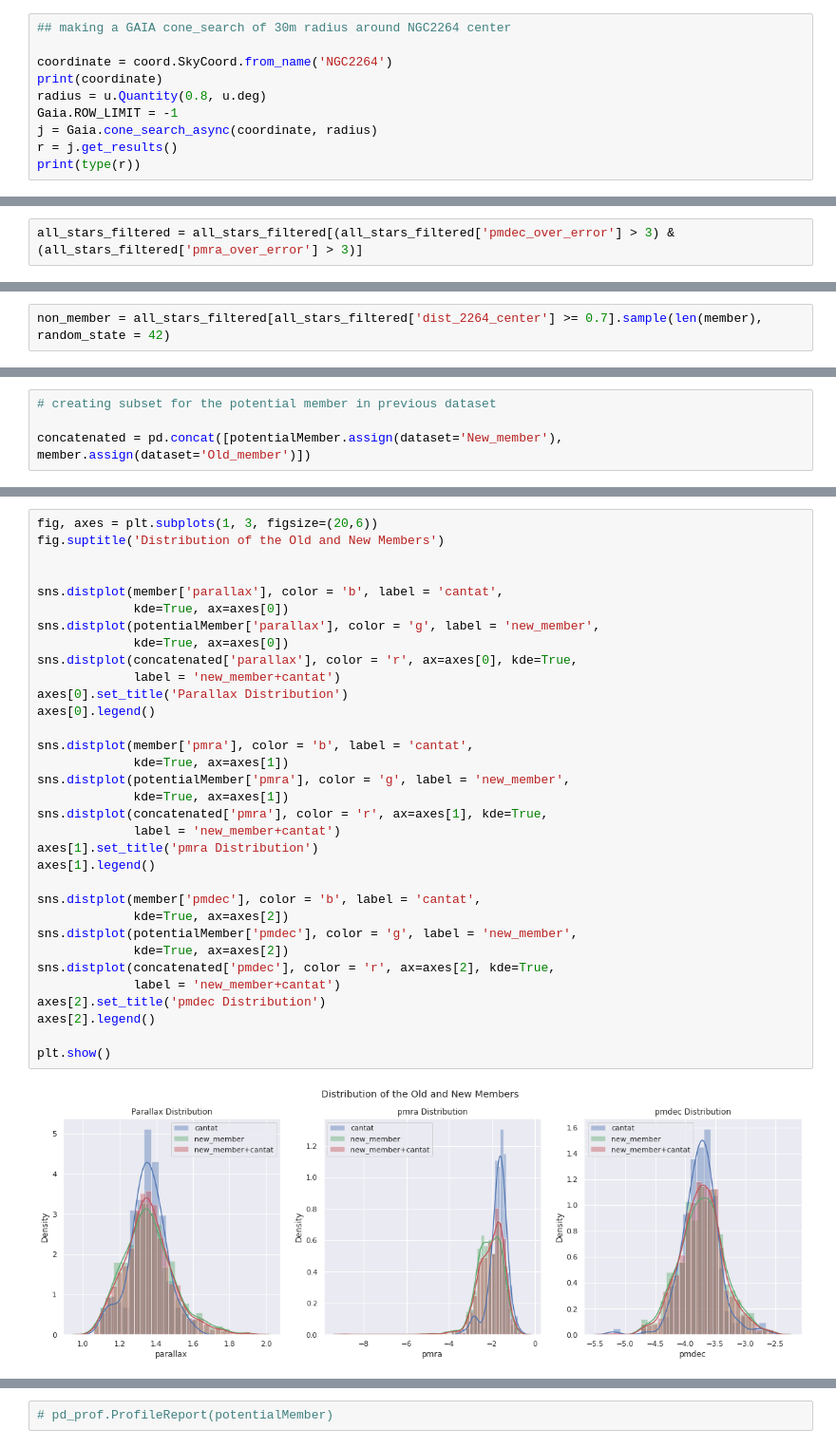
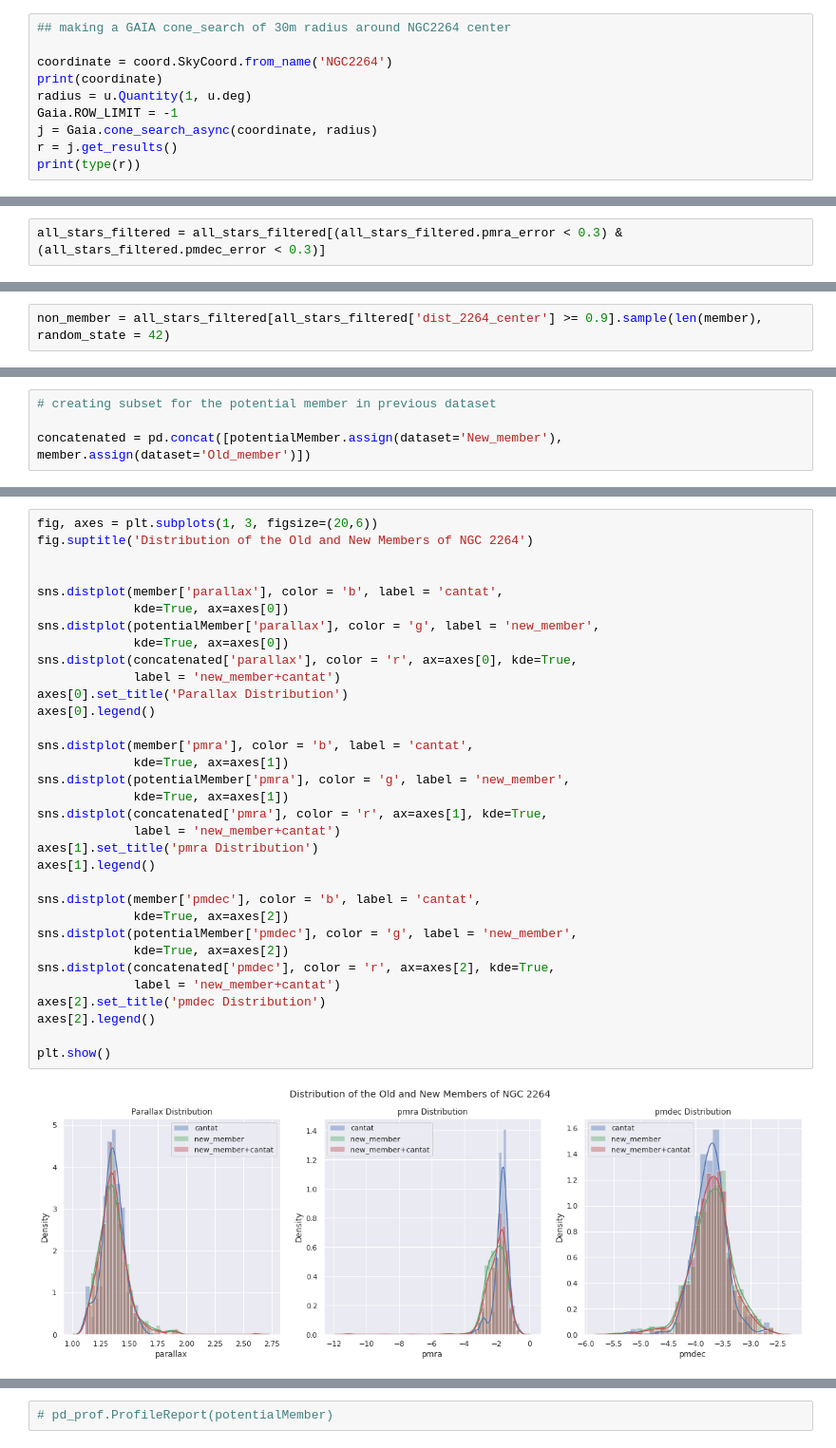
Before and after one commit to mahmud-nobe/Cluster-Membership, a Jupyter notebook: NGC_2264/NGC_2264_version_4.ipynb, the cells around one changed output, grey strips where cells are left out. Shown at 95% size. Saved outputs shown, nothing was run; the diff lists cells and outputs as text.

Commit message:
filter pmra/dec (reeor<0.3)

```diff
--- a/NGC_2264/NGC_2264_version_4.ipynb
+++ b/NGC_2264/NGC_2264_version_4.ipynb
@@ -62,7 +62,7 @@ Created TAP+ (v1.2.1) - Connection:
 
 coordinate = coord.SkyCoord.from_name('NGC2264')
 print(coordinate)
-radius = u.Quantity(0.8, u.deg)
+radius = u.Quantity(1, u.deg)
 Gaia.ROW_LIMIT = -1
 j = Gaia.cone_search_async(coordinate, radius)
 r = j.get_results()
@@ -98,7 +98,7 @@ all_stars['pmdec_over_error'] = abs(all_stars['pmdec']/all_stars['pmdec_error'])
 # %%
 all_stars_filtered = all_stars[all_stars['parallax_over_error'] > 3]
 # %%
-all_stars_filtered = all_stars_filtered[(all_stars_filtered['pmdec_over_error'] > 3) & (all_stars_filtered['pmra_over_error'] > 3)]
+all_stars_filtered = all_stars_filtered[(all_stars_filtered.pmra_error < 0.3) & (all_stars_filtered.pmdec_error < 0.3)]
 # %%
 all_stars_filtered.shape
 # %% [output]
@@ -267,7 +267,7 @@ center_ra, center_dec = center.ra.degree, center.dec.degree
 distance = np.sqrt( ((all_stars_filtered['ra'] - center_ra)*np.cos(np.radians(all_stars_filtered['dec'])))**2 + (all_stars_filtered['dec'] - center_dec)**2 )
 all_stars_filtered['dist_2264_center'] = distance
 # %%
-non_member = all_stars_filtered[all_stars_filtered['dist_2264_center'] >= 0.7].sample(len(member), random_state = 42)
+non_member = all_stars_filtered[all_stars_filtered['dist_2264_center'] >= 0.9].sample(len(member), random_state = 42)
 # %%
 non_member['member'] = np.full(len(non_member), 0)
 non_member.head()
@@ -781,39 +781,39 @@ Old_member    185
 Name: dataset, dtype: int64
 # %%
 fig, axes = plt.subplots(1, 3, figsize=(20,6))
-fig.suptitle('Distribution of the Old and New Members')
+fig.suptitle('Distribution of the Old and New Members of NGC 2264')
 
 
 sns.distplot(member['parallax'], color = 'b', label = 'cantat',
              kde=True, ax=axes[0])
 sns.distplot(potentialMember['parallax'], color = 'g', label = 'new_member',
              kde=True, ax=axes[0])
 sns.distplot(concatenated['parallax'], color = 'r', ax=axes[0], kde=True,
              label = 'new_member+cantat')
 axes[0].set_title('Parallax Distribution')
 axes[0].legend()
 
 sns.distplot(member['pmra'], color = 'b', label = 'cantat',
              kde=True, ax=axes[1])
 sns.distplot(potentialMember['pmra'], color = 'g', label = 'new_member',
              kde=True, ax=axes[1])
 sns.distplot(concatenated['pmra'], color = 'r', ax=axes[1], kde=True,
              label = 'new_member+cantat')
 axes[1].set_title('pmra Distribution')
 axes[1].legend()
 
 sns.distplot(member['pmdec'], color = 'b', label = 'cantat',
              kde=True, ax=axes[2])
 sns.distplot(potentialMember['pmdec'], color = 'g', label = 'new_member',
              kde=True, ax=axes[2])
 sns.distplot(concatenated['pmdec'], color = 'r', ax=axes[2], kde=True,
              label = 'new_member+cantat')
 axes[2].set_title('pmdec Distribution')
 axes[2].legend()
 
 plt.show()
 # %% [output]
-[figure, old version]
+[figure, new version]
 # %%
 cmd = sns.scatterplot(x='bp_rp', y='phot_g_mean_mag', data=concatenated,
                 hue='dataset')
```
Also changed, not shown: parts of 44 cells of this notebook.
